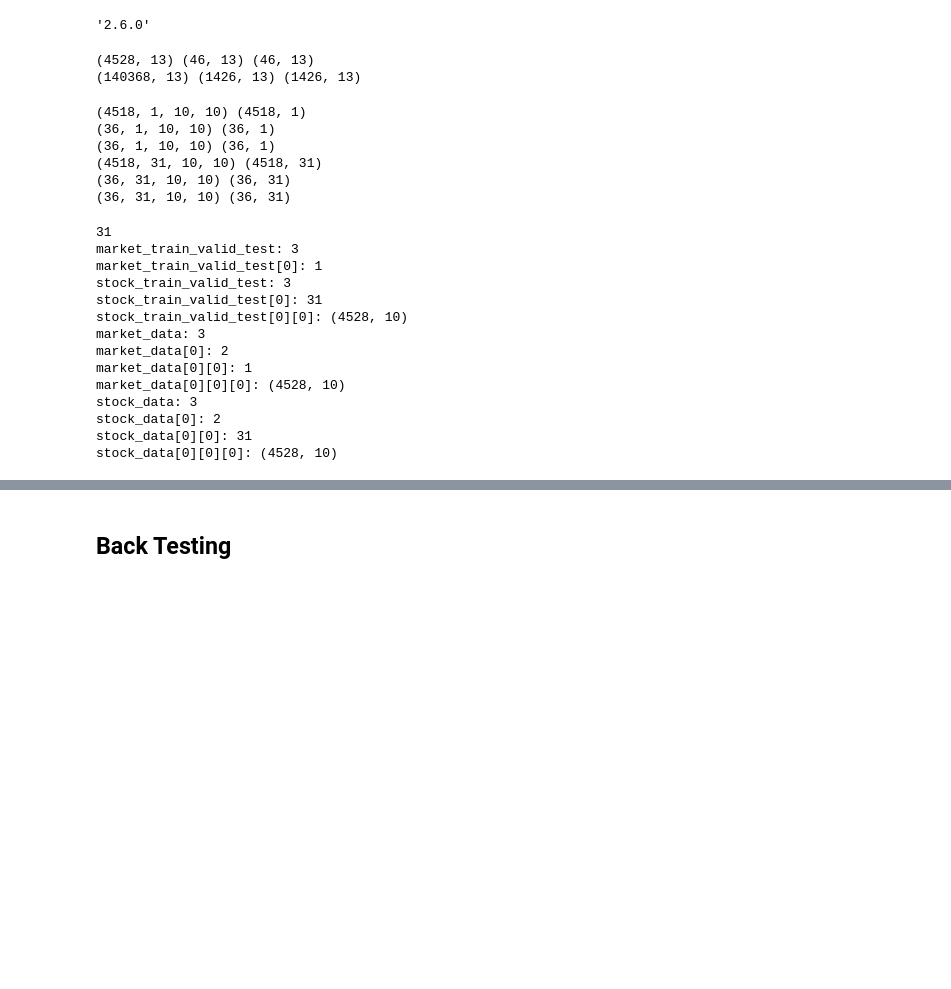
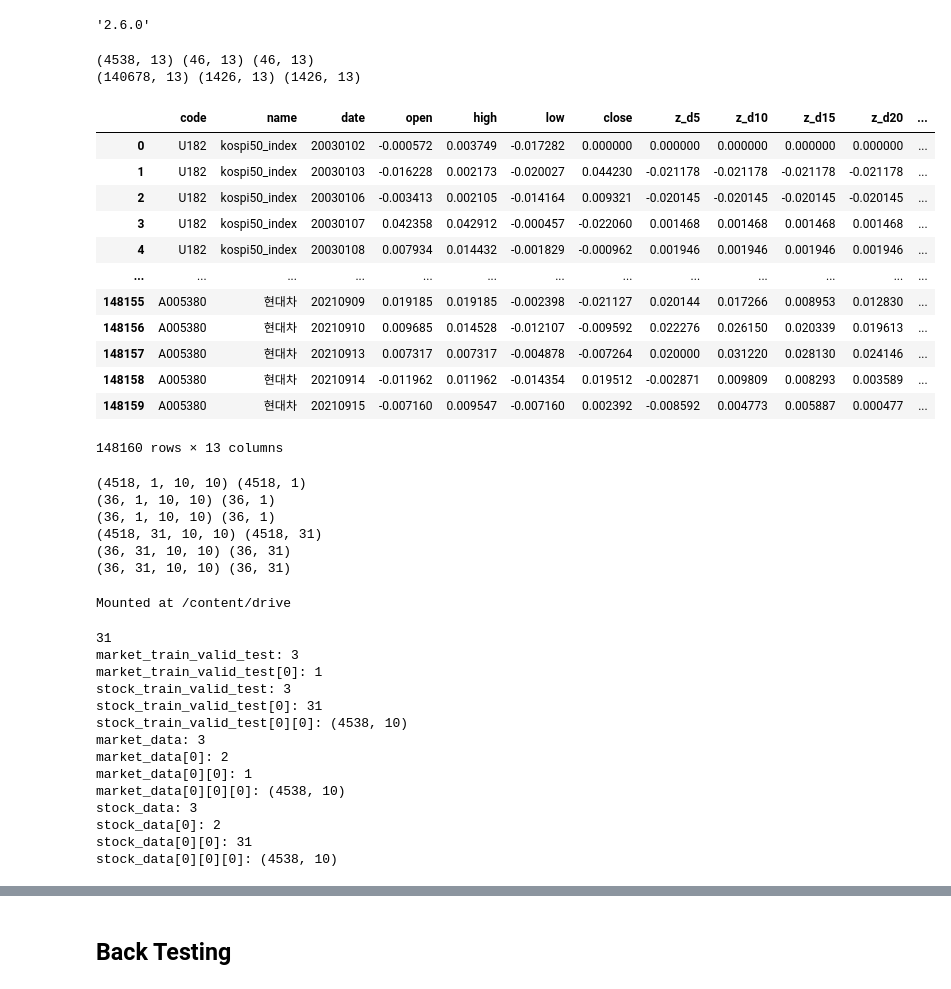
Before and after one commit to Stock-Recommandation-System-based-on-AI/modeling, a Jupyter notebook: illstandtall/DTML_with_back_test.ipynb, the cells around one changed output, grey strips where cells are left out. Saved outputs shown, nothing was run; the diff lists cells and outputs as text; code cells hidden in the pictures; blank space fills up the shorter version.

```diff
--- a/illstandtall/DTML_with_back_test.ipynb
+++ b/illstandtall/DTML_with_back_test.ipynb
@@ -48,7 +48,7 @@ def train_vaild_test_split(df):
     return train_data, vaild_data, test_data
 # %%
 stock_test_data_date = {} # key = 종목명,  value = [해당 종목 테스트 일자]
-kospi31 = pd.read_csv("preprocessed_kospi31_daily_stock_chart.csv")
+kospi31 = pd.read_csv("/content/drive/MyDrive/programmers/project/data/preprocessed_kospi31_daily_stock_chart.csv")
 market_index = kospi31[kospi31.code == "U182"]
 stocks = kospi31[kospi31.code != "U182"]
 market_train_data, market_vaild_data, market_test_data = train_vaild_test_split(market_index)
@@ -56,8 +56,24 @@ stock_train_data, stock_vaild_data, stock_test_data = train_vaild_test_split(sto
 print(market_train_data.shape, market_vaild_data.shape, market_test_data.shape)
 print(stock_train_data.shape, stock_vaild_data.shape, stock_test_data.shape)
 # %% [output]
-(4528, 13) (46, 13) (46, 13)
-(140368, 13) (1426, 13) (1426, 13)
+(4538, 13) (46, 13) (46, 13)
+(140678, 13) (1426, 13) (1426, 13)
+# %%
+kospi31
+# %% [output]
+|  | code | name | date | open | high | low | close | z_d5 | z_d10 | z_d15 | z_d20 | ... |
+| 0 | U182 | kospi50_index | 20030102 | -0.000572 | 0.003749 | -0.017282 | 0.000000 | 0.000000 | 0.000000 | 0.000000 | 0.000000 | ... |
+| 1 | U182 | kospi50_index | 20030103 | -0.016228 | 0.002173 | -0.020027 | 0.044230 | -0.021178 | -0.021178 | -0.021178 | -0.021178 | ... |
+| 2 | U182 | kospi50_index | 20030106 | -0.003413 | 0.002105 | -0.014164 | 0.009321 | -0.020145 | -0.020145 | -0.020145 | -0.020145 | ... |
+| 3 | U182 | kospi50_index | 20030107 | 0.042358 | 0.042912 | -0.000457 | -0.022060 | 0.001468 | 0.001468 | 0.001468 | 0.001468 | ... |
+| 4 | U182 | kospi50_index | 20030108 | 0.007934 | 0.014432 | -0.001829 | -0.000962 | 0.001946 | 0.001946 | 0.001946 | 0.001946 | ... |
+| ... | ... | ... | ... | ... | ... | ... | ... | ... | ... | ... | ... | ... |
+| 148155 | A005380 | 현대차 | 20210909 | 0.019185 | 0.019185 | -0.002398 | -0.021127 | 0.020144 | 0.017266 | 0.008953 | 0.012830 | ... |
+| 148156 | A005380 | 현대차 | 20210910 | 0.009685 | 0.014528 | -0.012107 | -0.009592 | 0.022276 | 0.026150 | 0.020339 | 0.019613 | ... |
+| 148157 | A005380 | 현대차 | 20210913 | 0.007317 | 0.007317 | -0.004878 | -0.007264 | 0.020000 | 0.031220 | 0.028130 | 0.024146 | ... |
+| 148158 | A005380 | 현대차 | 20210914 | -0.011962 | 0.011962 | -0.014354 | 0.019512 | -0.002871 | 0.009809 | 0.008293 | 0.003589 | ... |
+| 148159 | A005380 | 현대차 | 20210915 | -0.007160 | 0.009547 | -0.007160 | 0.002392 | -0.008592 | 0.004773 | 0.005887 | 0.000477 | ... |
+148160 rows × 13 columns
 # %%
 from tensorflow.python.keras.layers import Layer, Dense, LSTM, MultiHeadAttention, LayerNormalization, Dropout, Input
 from tensorflow.python.keras.models import Model
@@ -424,10 +440,14 @@ def prepare_data(path, **kwargs):
     market_data = [stocks_window_split(*m, window_size) for m in market_data]
     stock_data = [stocks_window_split(*s, window_size) for s in stock_data]
     return market_data, stock_data
+# %%
+from google.colab import drive
+drive.mount('/content/drive')
+# %% [output]
+Mounted at /content/drive
 # %%
-
 import os
-path = os.path.abspath('preprocessed_kospi31_daily_stock_chart.csv')
+path = os.path.abspath('/content/drive/MyDrive/programmers/project/data/preprocessed_kospi31_daily_stock_chart.csv')
 option = {
     'window_size':seq_len,
     'test_pct':0.01,
@@ -442,15 +462,15 @@ market_train_valid_test: 3
 market_train_valid_test[0]: 1
 stock_train_valid_test: 3
 stock_train_valid_test[0]: 31
-stock_train_valid_test[0][0]: (4528, 10)
+stock_train_valid_test[0][0]: (4538, 10)
 market_data: 3
 market_data[0]: 2
 market_data[0][0]: 1
-market_data[0][0][0]: (4528, 10)
+market_data[0][0][0]: (4538, 10)
 stock_data: 3
 stock_data[0]: 2
 stock_data[0][0]: 31
-stock_data[0][0][0]: (4528, 10)
+stock_data[0][0][0]: (4538, 10)
 # %%
 print(X_train_m.shape, y_train_m.shape)
 # %% [output]
```
Also changed, not shown: parts of 13 cells of this notebook.
